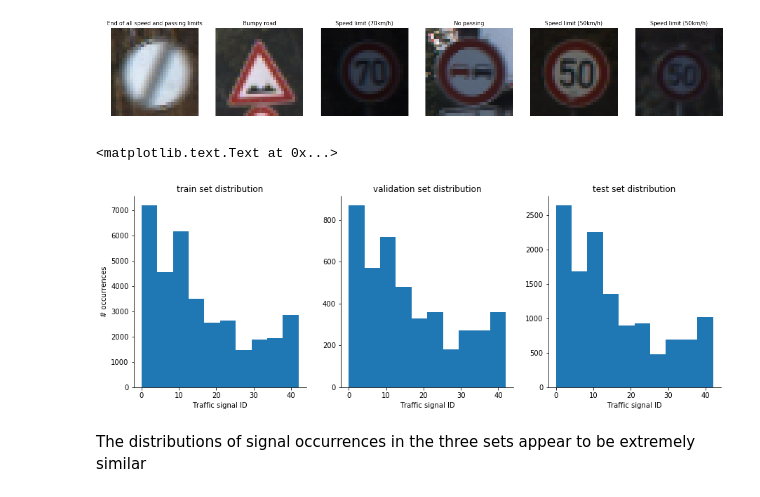
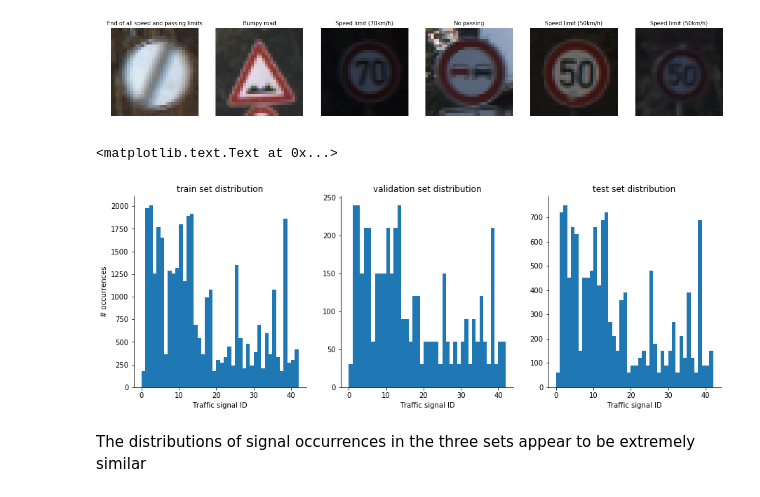
Before and after one commit to nickpoerio/CarND-Traffic-Sign-Classifier-Project, a Jupyter notebook: Traffic_Sign_Classifier.ipynb, the cells around one changed output. Saved outputs shown, nothing was run; the diff lists cells and outputs as text; code cells hidden in the pictures.

```diff
--- a/Traffic_Sign_Classifier.ipynb
+++ b/Traffic_Sign_Classifier.ipynb
@@ -144,27 +144,27 @@ row #3:test examples
 # %%
 plt.figure(figsize=(15,5))
 plt.subplot(1,3,1)
-tmp=plt.hist(y_train)
+tmp=plt.hist(y_train,bins=42)
 plt.gca().spines['top'].set_visible(False)
 plt.gca().spines['right'].set_visible(False)
 plt.xlabel('Traffic signal ID')
 plt.ylabel('# occurrences')
 plt.title('train set distribution')
 plt.subplot(1,3,2)
-tmp=plt.hist(y_valid)
+tmp=plt.hist(y_valid,bins=42)
 plt.gca().spines['top'].set_visible(False)
 plt.gca().spines['right'].set_visible(False)
 plt.xlabel('Traffic signal ID')
 plt.title('validation set distribution')
 plt.subplot(1,3,3)
-tmp=plt.hist(y_test)
+tmp=plt.hist(y_test,bins=42)
 plt.gca().spines['top'].set_visible(False)
 plt.gca().spines['right'].set_visible(False)
 plt.xlabel('Traffic signal ID')
 plt.title('test set distribution')
 # %% [output]
 <matplotlib.text.Text at 0x...>
-[figure, old version]
+[figure, new version]
 # %% [markdown]
 The distributions of signal occurrences in the three sets appear to be extremely similar
 # %% [markdown]
```
Also changed, not shown: parts of 6 cells of this notebook.
